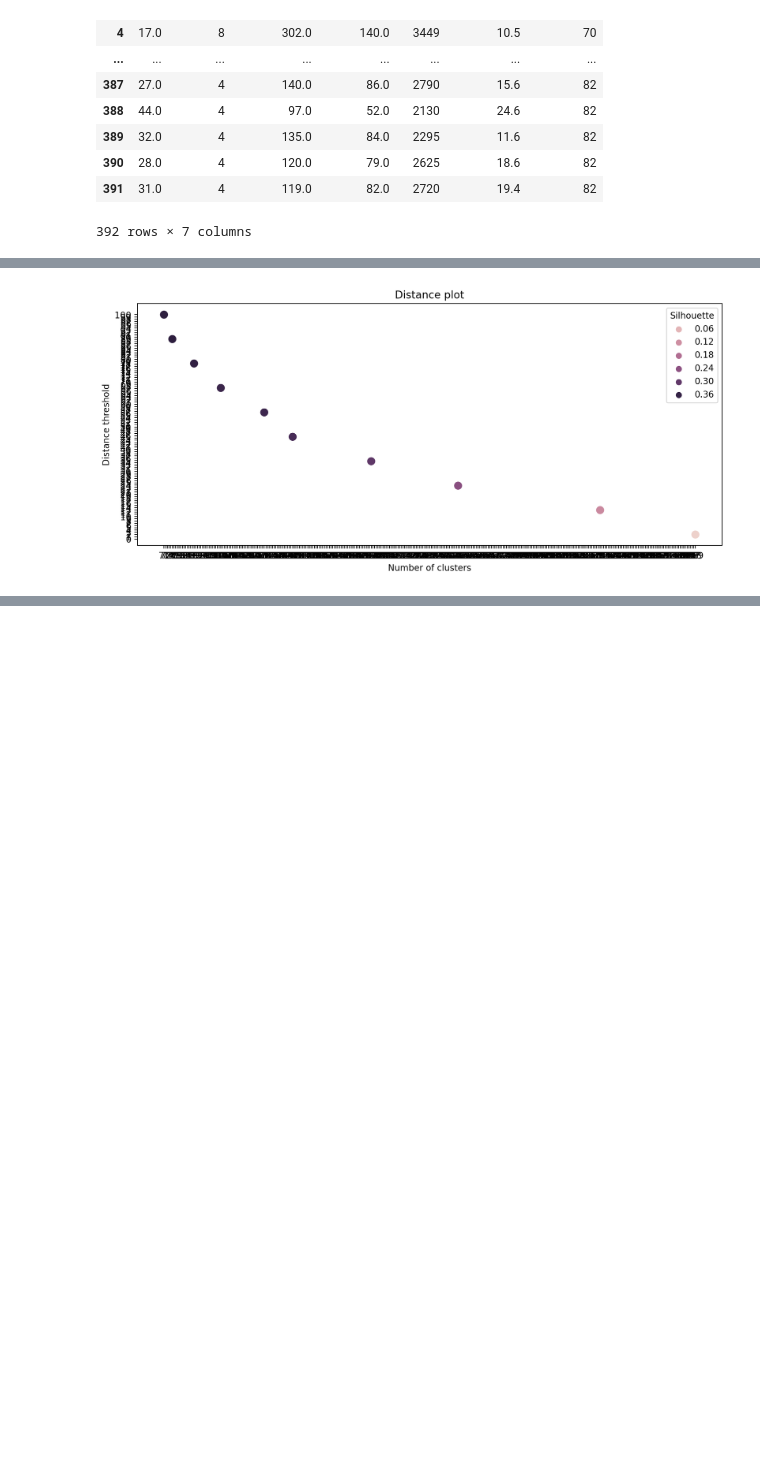
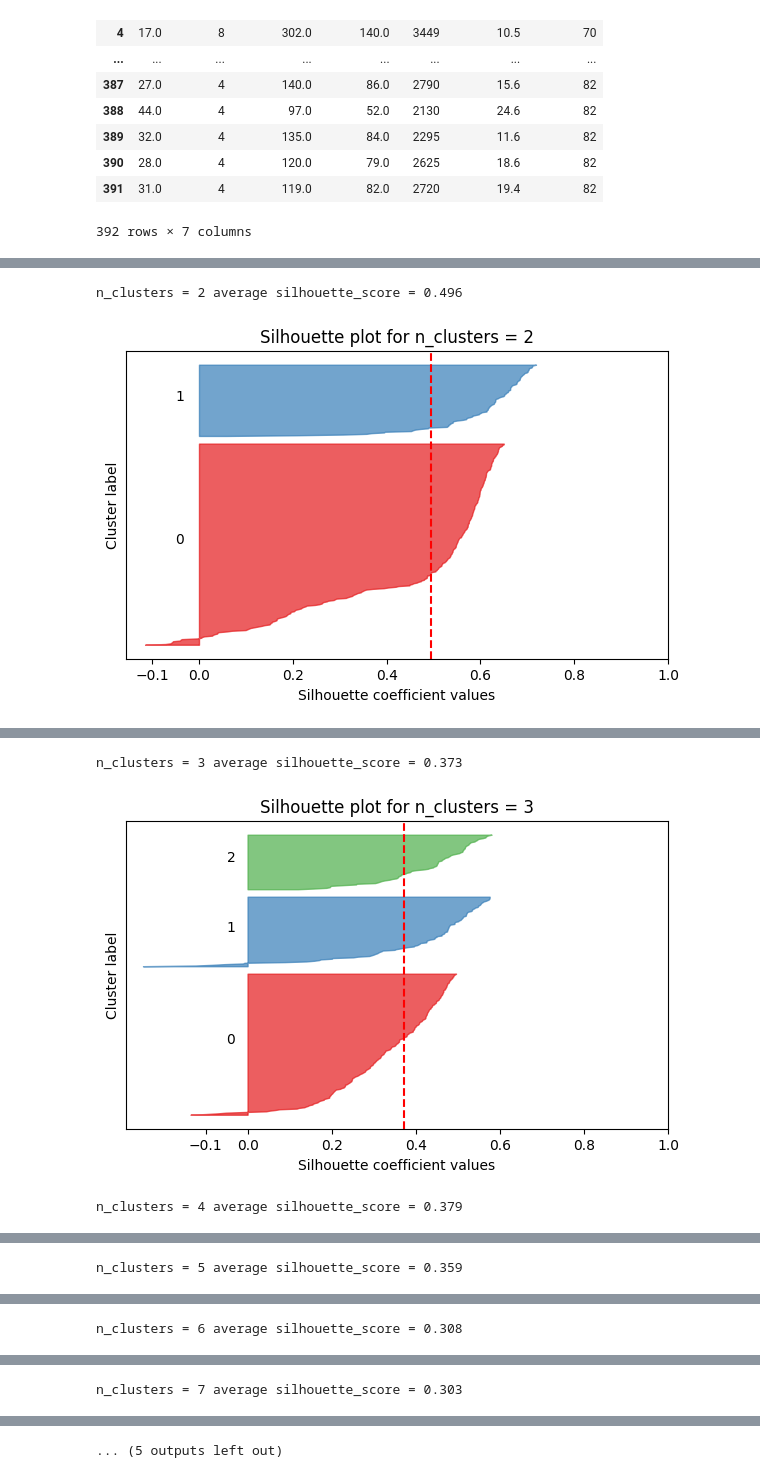
Before and after one commit to Familenko/cluster_tool, a Jupyter notebook: test_notebook.ipynb, the cells around one changed output, grey strips where cells are left out. Saved outputs shown, nothing was run; the diff lists cells and outputs as text; code cells hidden in the pictures; blank space fills up the shorter version.

```diff
--- a/test_notebook.ipynb
+++ b/test_notebook.ipynb
@@ -47,4 +73,5 @@ db.df
 # %%
-db.agglo_distance(2,100,10)
+db.agglo_knife(2,10)
 # %% [output]
+n_clusters = 2 average silhouette_score = 0.496
-[figure, old version]
+[figure, new version]
@@ -54,0 +78,3 @@ db.agglo_distance(2,100,10)
+n_clusters = 3 average silhouette_score = 0.373
+[figure, added]
+n_clusters = 4 average silhouette_score = 0.379
@@ -54,0 +82 @@ db.agglo_distance(2,100,10)
+n_clusters = 5 average silhouette_score = 0.359
@@ -54,0 +84 @@ db.agglo_distance(2,100,10)
+n_clusters = 6 average silhouette_score = 0.308
@@ -54,0 +86 @@ db.agglo_distance(2,100,10)
+n_clusters = 7 average silhouette_score = 0.303
@@ -54,0 +88 @@ db.agglo_distance(2,100,10)
+... (5 outputs left out)
```
Also changed, not shown: parts of 9 cells of this notebook, 5 other files.
